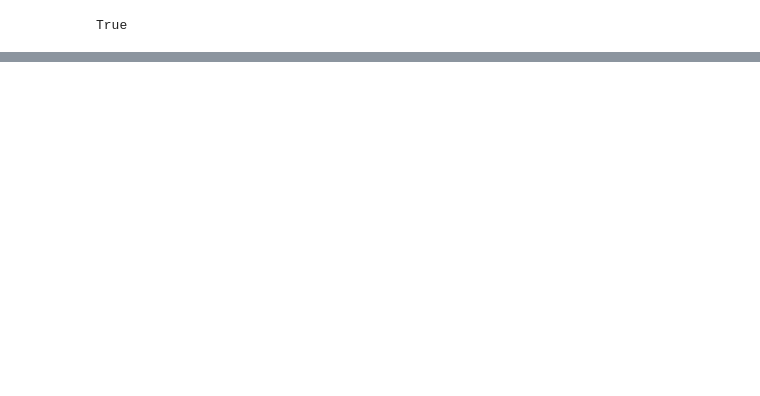
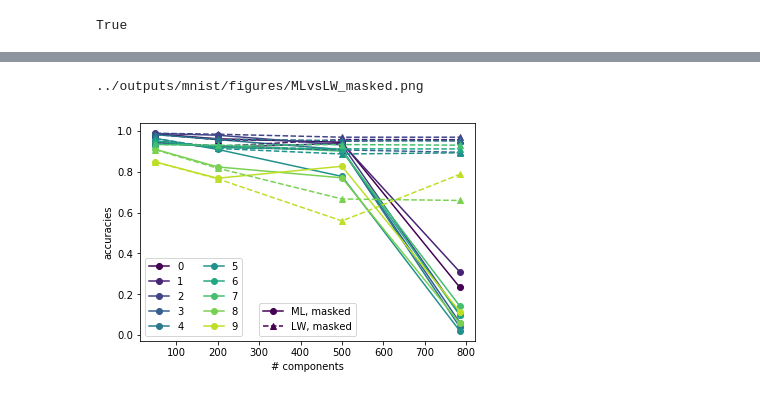
Before and after one commit to VMBoehm/pca-classifier, a Jupyter notebook: notebooks/ShrinkageExperimentsConcise.ipynb, the cells around one changed output, grey strips where cells are left out. Drawn from its saved outputs; the diff is of its cells as text; code cells hidden in the pictures; blank space fills up the shorter version.

```diff
--- a/notebooks/ShrinkageExperimentsConcise.ipynb
+++ b/notebooks/ShrinkageExperimentsConcise.ipynb
@@ -41,0 +48,5 @@ _=make_acc_figure(['ML','pca'],['masked'],res,num_classes,num_comp,plotpath,'MLv
+# %%
+_=make_acc_figure(['ML','LW'],['masked'],results,num_classes,num_comp,plotpath,'MLvsLW_masked.png')
+# %% [output]
+../outputs/mnist/figures/MLvsLW_masked.png
+[figure, added]
```
Also changed, not shown: parts of 7 cells of this notebook, 3 other files.
